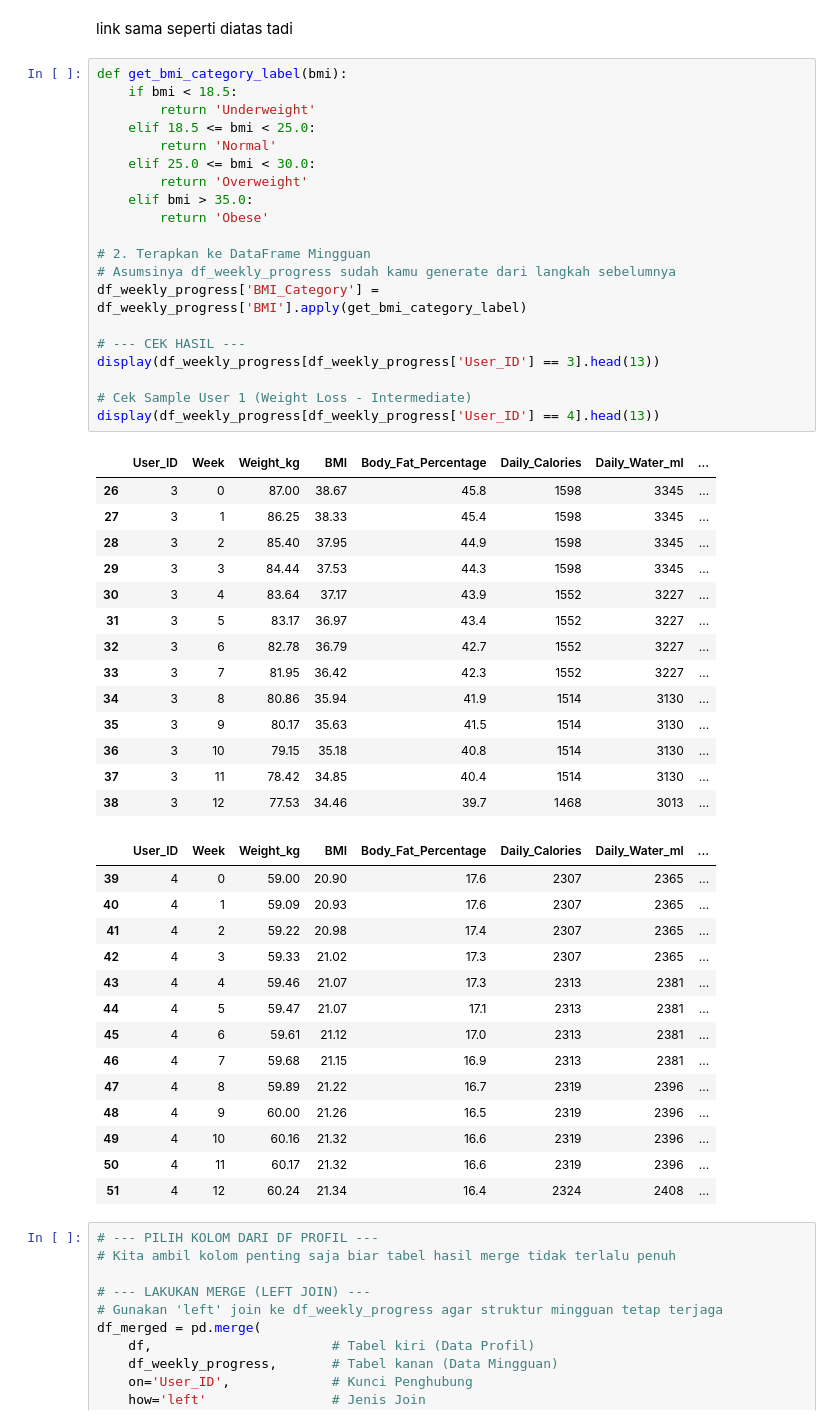
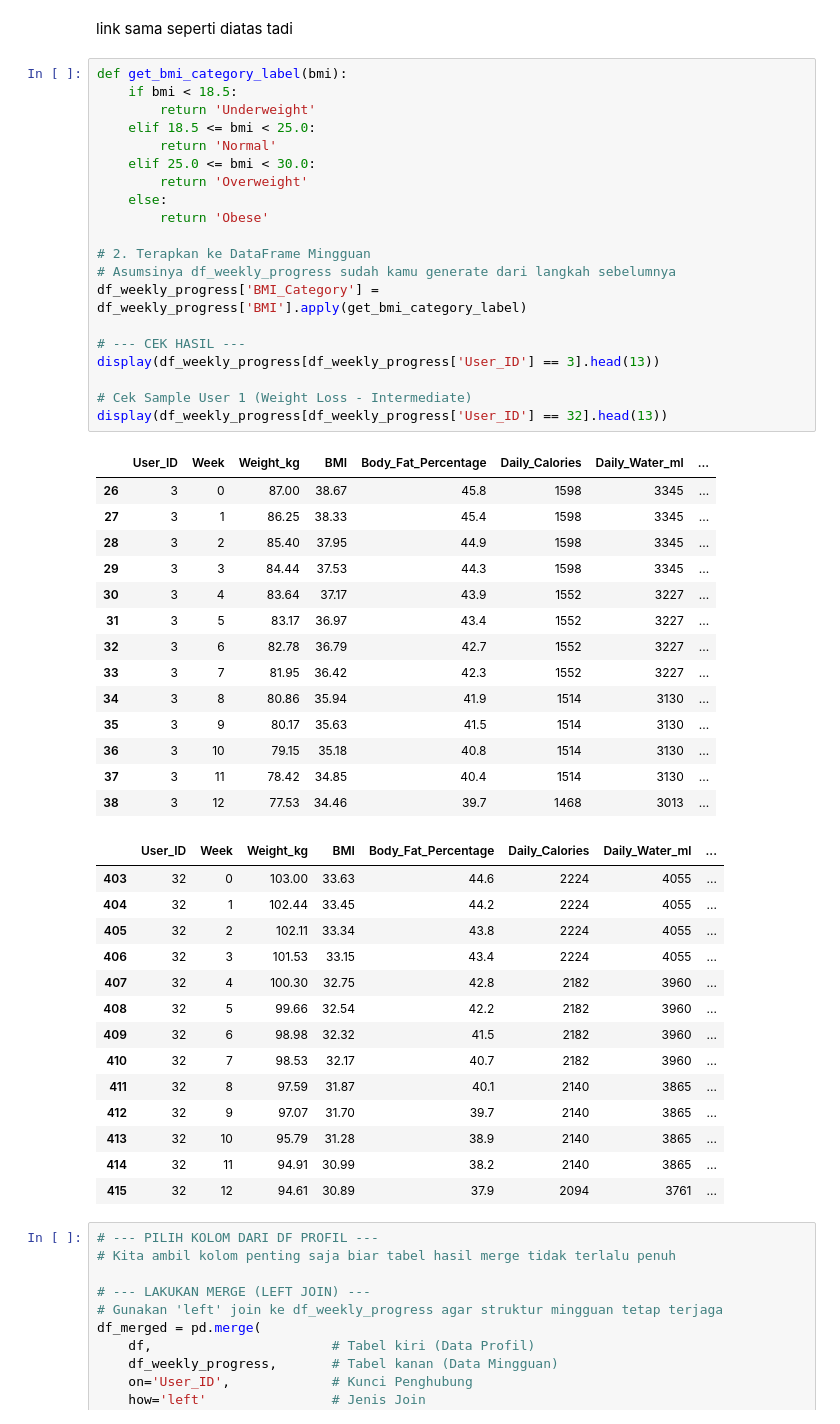
Before and after one commit to crisvito/viktorifit-ml, a Jupyter notebook: utils/generator/generate_userprogress_data.ipynb, the cells around one changed output. Cells and saved outputs as stored; diff of their text form.

Commit message:
fix: bug generate user progress and final dataset

```diff
--- a/utils/generator/generate_userprogress_data.ipynb
+++ b/utils/generator/generate_userprogress_data.ipynb
@@ -694,48 +694,48 @@ def get_bmi_category_label(bmi):
     elif 18.5 <= bmi < 25.0:
         return 'Normal'
     elif 25.0 <= bmi < 30.0:
         return 'Overweight'
-    elif bmi > 35.0:
+    else:
         return 'Obese'
 
 # 2. Terapkan ke DataFrame Mingguan
 # Asumsinya df_weekly_progress sudah kamu generate dari langkah sebelumnya
 df_weekly_progress['BMI_Category'] = df_weekly_progress['BMI'].apply(get_bmi_category_label)
 
 # --- CEK HASIL ---
 display(df_weekly_progress[df_weekly_progress['User_ID'] == 3].head(13))
 
 # Cek Sample User 1 (Weight Loss - Intermediate)
-display(df_weekly_progress[df_weekly_progress['User_ID'] == 4].head(13))
+display(df_weekly_progress[df_weekly_progress['User_ID'] == 32].head(13))
 # %% [output]
 |  | User_ID | Week | Weight_kg | BMI | Body_Fat_Percentage | Daily_Calories | Daily_Water_ml | ... |
 | 26 | 3 | 0 | 87.00 | 38.67 | 45.8 | 1598 | 3345 | ... |
 | 27 | 3 | 1 | 86.25 | 38.33 | 45.4 | 1598 | 3345 | ... |
 | 28 | 3 | 2 | 85.40 | 37.95 | 44.9 | 1598 | 3345 | ... |
 | 29 | 3 | 3 | 84.44 | 37.53 | 44.3 | 1598 | 3345 | ... |
 | 30 | 3 | 4 | 83.64 | 37.17 | 43.9 | 1552 | 3227 | ... |
 | 31 | 3 | 5 | 83.17 | 36.97 | 43.4 | 1552 | 3227 | ... |
 | 32 | 3 | 6 | 82.78 | 36.79 | 42.7 | 1552 | 3227 | ... |
 | 33 | 3 | 7 | 81.95 | 36.42 | 42.3 | 1552 | 3227 | ... |
 | 34 | 3 | 8 | 80.86 | 35.94 | 41.9 | 1514 | 3130 | ... |
 | 35 | 3 | 9 | 80.17 | 35.63 | 41.5 | 1514 | 3130 | ... |
 | 36 | 3 | 10 | 79.15 | 35.18 | 40.8 | 1514 | 3130 | ... |
 | 37 | 3 | 11 | 78.42 | 34.85 | 40.4 | 1514 | 3130 | ... |
 | 38 | 3 | 12 | 77.53 | 34.46 | 39.7 | 1468 | 3013 | ... |
 |  | User_ID | Week | Weight_kg | BMI | Body_Fat_Percentage | Daily_Calories | Daily_Water_ml | ... |
-| 39 | 4 | 0 | 59.00 | 20.90 | 17.6 | 2307 | 2365 | ... |
-| 40 | 4 | 1 | 59.09 | 20.93 | 17.6 | 2307 | 2365 | ... |
-| 41 | 4 | 2 | 59.22 | 20.98 | 17.4 | 2307 | 2365 | ... |
-| 42 | 4 | 3 | 59.33 | 21.02 | 17.3 | 2307 | 2365 | ... |
-| 43 | 4 | 4 | 59.46 | 21.07 | 17.3 | 2313 | 2381 | ... |
-| 44 | 4 | 5 | 59.47 | 21.07 | 17.1 | 2313 | 2381 | ... |
-| 45 | 4 | 6 | 59.61 | 21.12 | 17.0 | 2313 | 2381 | ... |
-| 46 | 4 | 7 | 59.68 | 21.15 | 16.9 | 2313 | 2381 | ... |
-| 47 | 4 | 8 | 59.89 | 21.22 | 16.7 | 2319 | 2396 | ... |
-| 48 | 4 | 9 | 60.00 | 21.26 | 16.5 | 2319 | 2396 | ... |
-| 49 | 4 | 10 | 60.16 | 21.32 | 16.6 | 2319 | 2396 | ... |
-| 50 | 4 | 11 | 60.17 | 21.32 | 16.6 | 2319 | 2396 | ... |
-| 51 | 4 | 12 | 60.24 | 21.34 | 16.4 | 2324 | 2408 | ... |
+| 403 | 32 | 0 | 103.00 | 33.63 | 44.6 | 2224 | 4055 | ... |
+| 404 | 32 | 1 | 102.44 | 33.45 | 44.2 | 2224 | 4055 | ... |
+| 405 | 32 | 2 | 102.11 | 33.34 | 43.8 | 2224 | 4055 | ... |
+| 406 | 32 | 3 | 101.53 | 33.15 | 43.4 | 2224 | 4055 | ... |
+| 407 | 32 | 4 | 100.30 | 32.75 | 42.8 | 2182 | 3960 | ... |
+| 408 | 32 | 5 | 99.66 | 32.54 | 42.2 | 2182 | 3960 | ... |
+| 409 | 32 | 6 | 98.98 | 32.32 | 41.5 | 2182 | 3960 | ... |
+| 410 | 32 | 7 | 98.53 | 32.17 | 40.7 | 2182 | 3960 | ... |
+| 411 | 32 | 8 | 97.59 | 31.87 | 40.1 | 2140 | 3865 | ... |
+| 412 | 32 | 9 | 97.07 | 31.70 | 39.7 | 2140 | 3865 | ... |
+| 413 | 32 | 10 | 95.79 | 31.28 | 38.9 | 2140 | 3865 | ... |
+| 414 | 32 | 11 | 94.91 | 30.99 | 38.2 | 2140 | 3865 | ... |
+| 415 | 32 | 12 | 94.61 | 30.89 | 37.9 | 2094 | 3761 | ... |
 # %%
 # --- PILIH KOLOM DARI DF PROFIL ---
 # Kita ambil kolom penting saja biar tabel hasil merge tidak terlalu penuh
```
Also changed, not shown: 3 other files.
